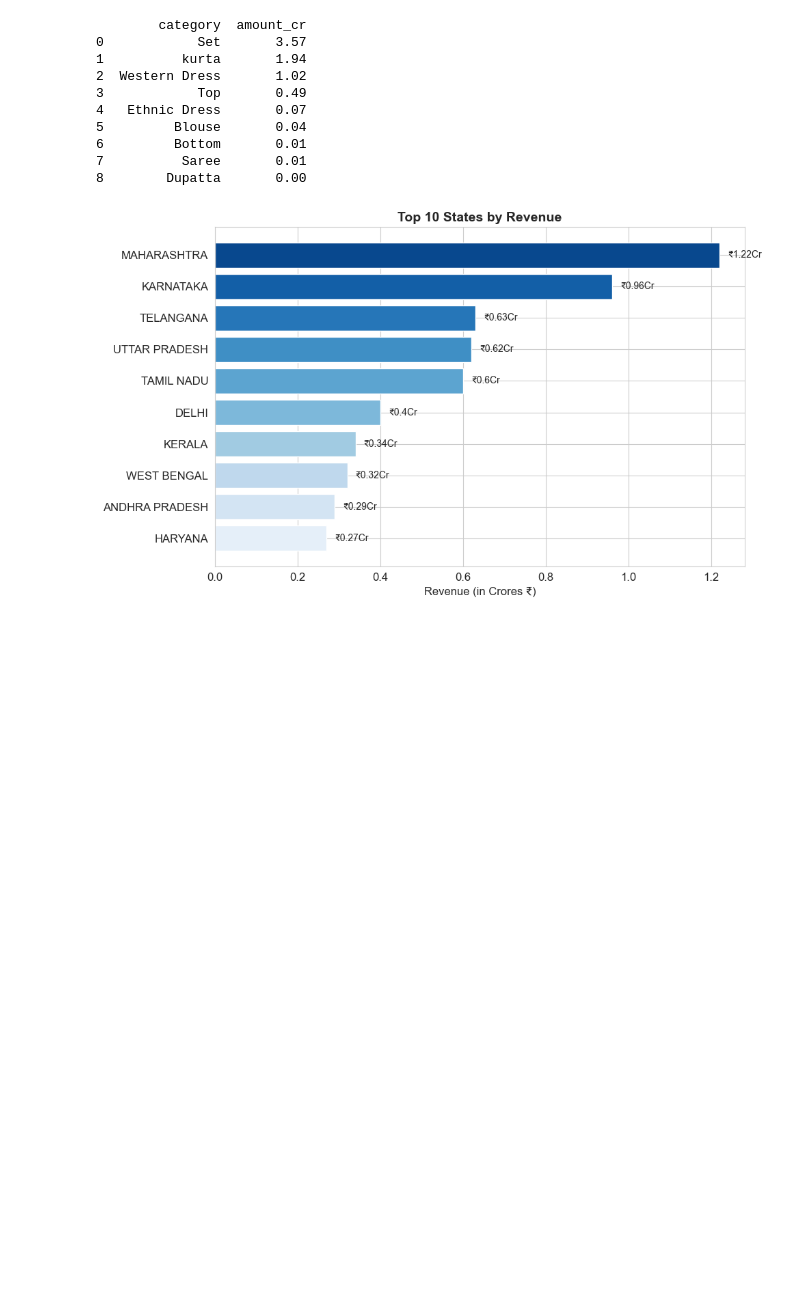
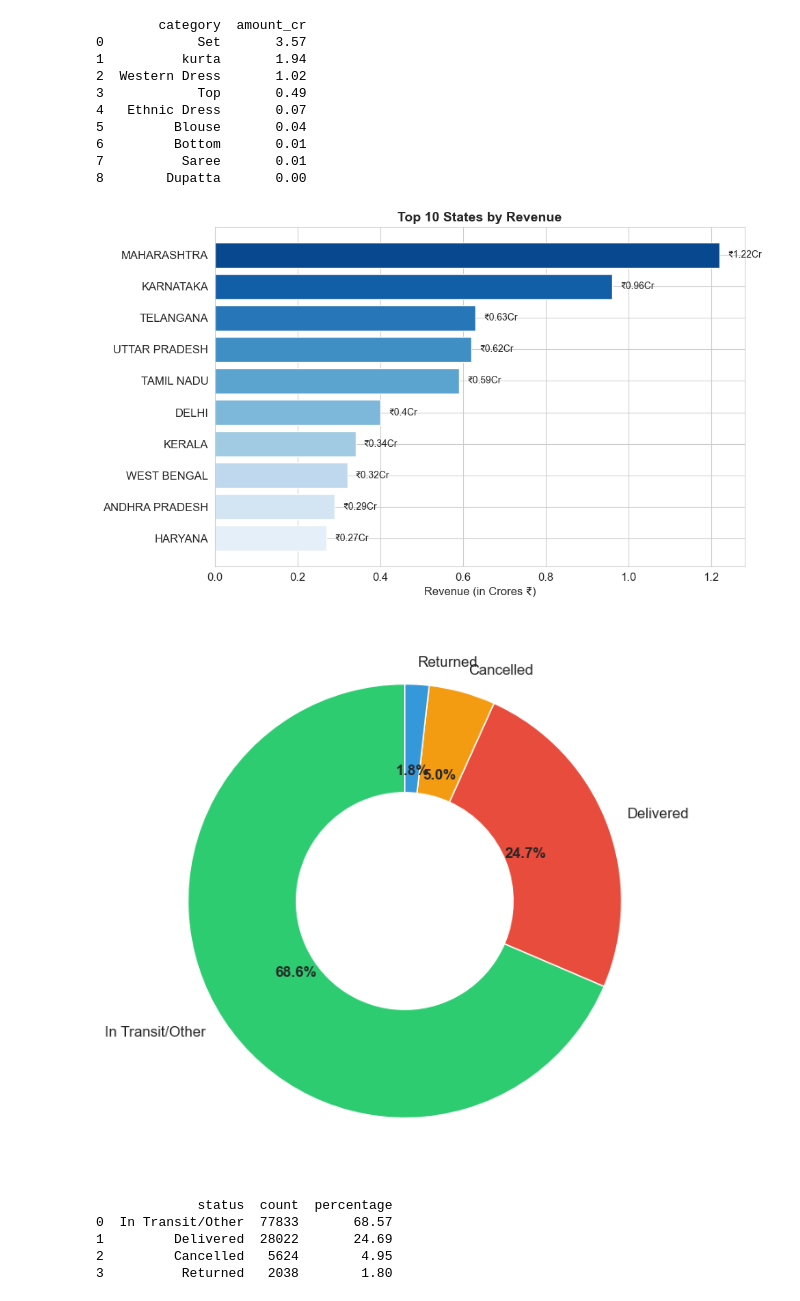
Before and after one commit to AbhishekSohal/Ecommerce_Dashboard, a Jupyter notebook: amazon_analysis.ipynb, the cells around one changed output. Drawn from its saved outputs; the diff is of its cells as text; code cells hidden in the pictures; blank space fills up the shorter version.

```diff
--- a/amazon_analysis.ipynb
+++ b/amazon_analysis.ipynb
@@ -147,9 +155,8 @@ df['qty']=pd.to_numeric(df['qty'],errors='coerce')
 df['ship_city']=df['ship_city'].str.upper().str.strip()
 df['ship_state']=df['ship_state'].str.upper().str.strip()
 
-# changing bcb column to readable labels
-df['b2b']=df['b2b'].astype(str).map({1:'B2B',0:'B2C','True':'B2B','False':'B2C'})
-
+# changing b2b column to readable labels
+df['b2b'] = df['b2b'].astype(str).str.strip().map({'True': 'B2B', 'False': 'B2C'}).fillna('B2C')
 #handling nulls
 df['courier_status'] = df['courier_status'].fillna('Unknown')
 df['promotion_ids'] = df['promotion_ids'].fillna('No Promotion')
@@ -164,6 +171,11 @@ df=df[df['amount']>0]
 # Removing rows with zero or negative quantity
 df=df[df['qty']>0]
 
+# Drop March 2022 — incomplete data (only 171 orders vs 40,000+ in other months)
+df = df[df['month_name'] != 'Mar 2022']
+
+print(f"Shape after dropping March: {df.shape}")
+
 print("Data cleaning completed. Here's the updated info:")
 print(f"Clean shape: {df.shape}")
 print(f"Missing values after cleaning:\n{df.isnull().sum()}")
@@ -240,4 +252,46 @@ plt.tight_layout()
 plt.savefig('state_revenue.png', dpi=150, bbox_inches='tight')
 plt.show()
 # %% [output]
-[figure, old version]
+[figure, new version]
+# %%
+#Order Status Distribution
+def categorize_status(status):
+    if 'Delivered' in status:
+        return 'Delivered'
+    elif 'Cancelled' in status:
+        return 'Cancelled'
+    elif 'Return' in status or 'Returning' in status:
+        return 'Returned'
+    else:
+        return 'In Transit/Other'
+df['status_group']=df['status'].apply(categorize_status)
+
+#Calculating percentage
+status_counts=df['status_group'].value_counts().reset_index()
+status_counts.columns=['status','count']
+status_counts['percentage']=(status_counts['count']/status_counts['count'].sum()*100).round(2)
+#Pie Chart
+
+colors = ['#2ecc71', '#e74c3c', '#f39c12', '#3498db']
+plt.figure(figsize=(8,8))
+wedges, texts, autotexts = plt.pie(
+    status_counts['count'],
+    labels=status_counts['status'],
+    autopct='%1.1f%%',
+    colors=colors,
+    startangle=90,
+    wedgeprops=dict(width=0.5),
+    textprops={'fontsize': 12}
+)
+for autotext in autotexts:
+    autotext.set_fontweight('bold')
+plt.savefig('order_status.png', dpi=150, bbox_inches='tight')
+plt.show()
+print(status_counts)
+# %% [output]
+[figure, added]
+             status  count  percentage
+0  In Transit/Other  77833       68.57
+1         Delivered  28022       24.69
+2         Cancelled   5624        4.95
+3          Returned   2038        1.80
```
Also changed, not shown: parts of 10 cells of this notebook, 9 other files.
